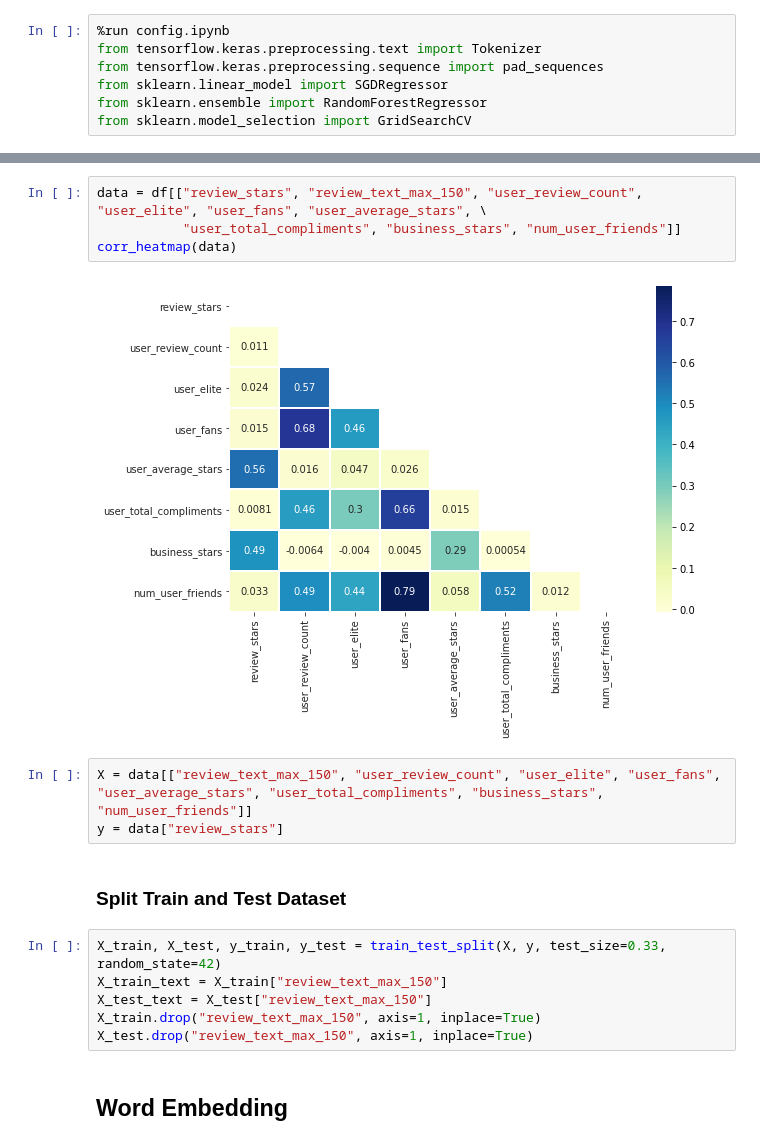
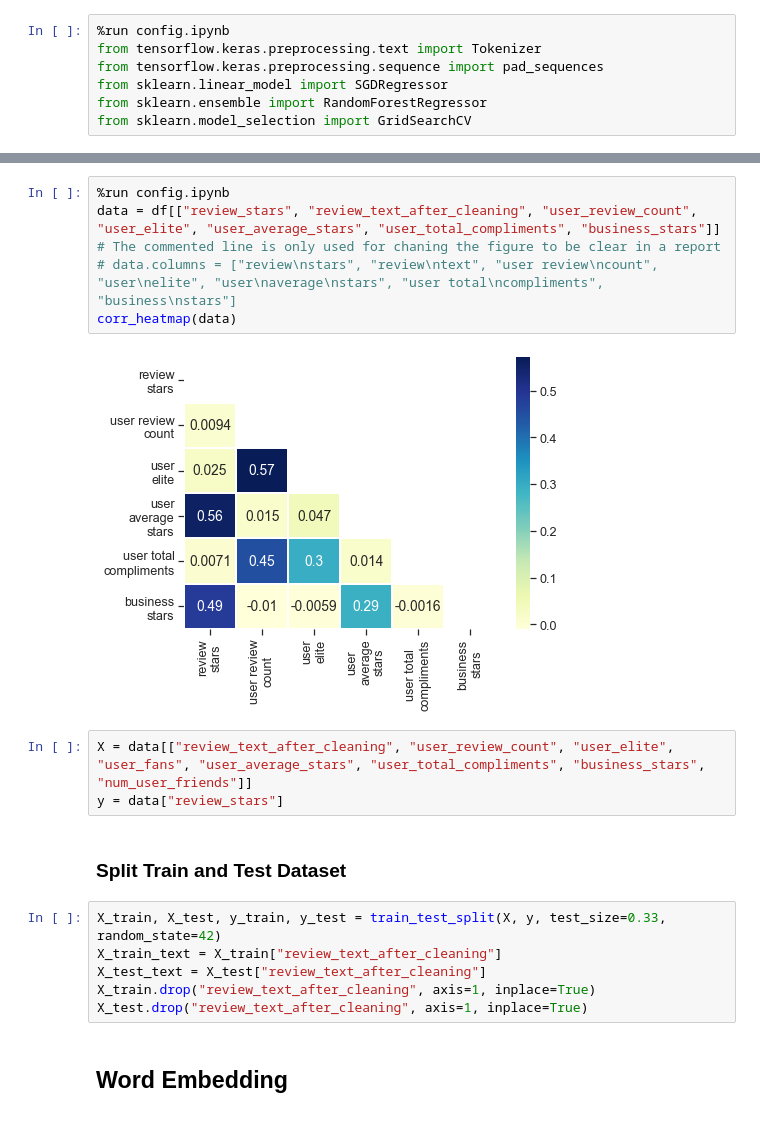
Before and after one commit to FishWith7sMemory/MAST30034-ADS-GroupProj, a Jupyter notebook: Regression.ipynb, the cells around one changed output, grey strips where cells are left out. Saved outputs shown, nothing was run; the diff lists cells and outputs as text.

```diff
--- a/Regression.ipynb
+++ b/Regression.ipynb
@@ -14,20 +14,22 @@ df.head(1)
+# %%
+%run config.ipynb
+data = df[["review_stars", "review_text_after_cleaning", "user_review_count", "user_elite", "user_average_stars", "user_total_compliments", "business_stars"]]
+# The commented line is only used for chaning the figure to be clear in a report
+# data.columns = ["review\nstars", "review\ntext", "user review\ncount", "user\nelite", "user\naverage\nstars", "user total\ncompliments", "business\nstars"]
+corr_heatmap(data)
+# %% [output]
+[figure, added]
 # %%
-data = df[["review_stars", "review_text_max_150", "user_review_count", "user_elite", "user_fans", "user_average_stars", \
-           "user_total_compliments", "business_stars", "num_user_friends"]]
-corr_heatmap(data)
+X = data[["review_text_after_cleaning", "user_review_count", "user_elite", "user_fans", "user_average_stars", "user_total_compliments", "business_stars", "num_user_friends"]]
+y = data["review_stars"]
-# %% [output]
-[figure, removed]
-# %%
-X = data[["review_text_max_150", "user_review_count", "user_elite", "user_fans", "user_average_stars", "user_total_compliments", "business_stars", "num_user_friends"]]
-y = data["review_stars"]
 # %% [markdown]
 ### Split Train and Test Dataset
 # %%
 X_train, X_test, y_train, y_test = train_test_split(X, y, test_size=0.33, random_state=42)
-X_train_text = X_train["review_text_max_150"]
-X_test_text = X_test["review_text_max_150"]
-X_train.drop("review_text_max_150", axis=1, inplace=True)
-X_test.drop("review_text_max_150", axis=1, inplace=True)
+X_train_text = X_train["review_text_after_cleaning"]
+X_test_text = X_test["review_text_after_cleaning"]
+X_train.drop("review_text_after_cleaning", axis=1, inplace=True)
+X_test.drop("review_text_after_cleaning", axis=1, inplace=True)
 # %% [markdown]
 ## Word Embedding
 # %%
```
Also changed, not shown: parts of 4 cells of this notebook, 1 other file.
